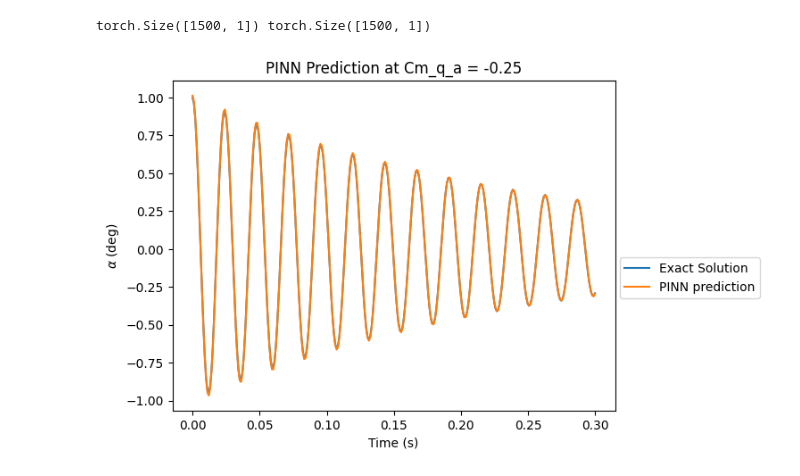
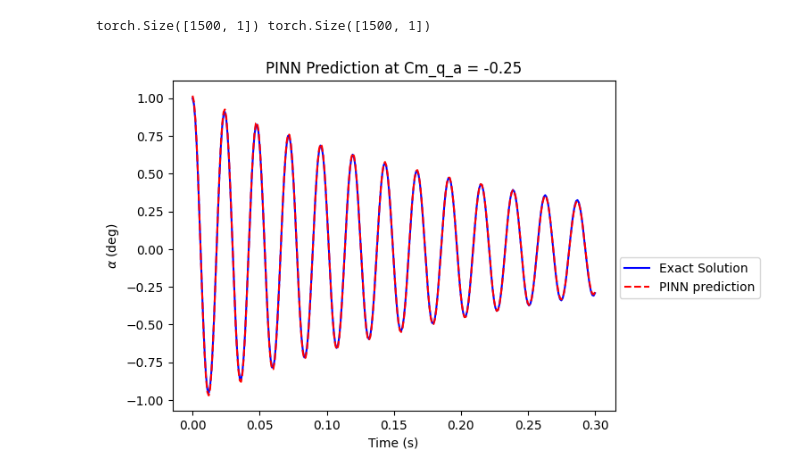
Before and after one commit to salmanromeo/1D_Pitching_Moment, a Jupyter notebook: PINN_Multi_Input_Model.ipynb, the cells around one changed output. Cells and saved outputs as stored; diff of their text form; code cells hidden in the pictures.

```diff
--- a/PINN_Multi_Input_Model.ipynb
+++ b/PINN_Multi_Input_Model.ipynb
@@ -129,24 +129,24 @@ for i in range(4000):
 # %%
 # set up test data
 test_cm_q_a = -0.25
 test_cm_q_a = test_cm_q_a*torch.ones((300,1))
 test_t_data = torch.linspace(0, 0.3, 300).view(-1, 1)
 exact_y = oscillator(A, ro, v, s, d, test_cm_q_a, CM_a, I, phi, t).view(-1,1)
 # generate prediction using trained PINN model
 with torch.no_grad():
     test_yh = model(test_cm_q_a, test_t_data)*torch.sin(a*test_t_data+b)
 
 # plot the prediction
 test = -0.25
-plt.plot(test_t_data.numpy(), exact_y.numpy(), label='Exact Solution')
-plt.plot(test_t_data.numpy(), test_yh.numpy(), label='PINN prediction')
+plt.plot(test_t_data.numpy(), exact_y.numpy(), '-', color="blue", label='Exact Solution')
+plt.plot(test_t_data.numpy(), test_yh.numpy(), '--', color="red", label='PINN prediction')
 plt.title(f"PINN Prediction at Cm_q_a = {test}")
 plt.xlabel("Time (s)")
 plt.ylabel(r'$\alpha$ (deg)')
 plt.legend(loc=(1.01,0.34))
 plt.show()
 # %% [output]
-[figure, old version]
+[figure, new version]
 # %%
 squared_error = (test_yh.numpy() - exact_y.numpy()) ** 2
 sum_squared_error = np.sum(squared_error)
```
Also changed, not shown: parts of 1 cell of this notebook.
